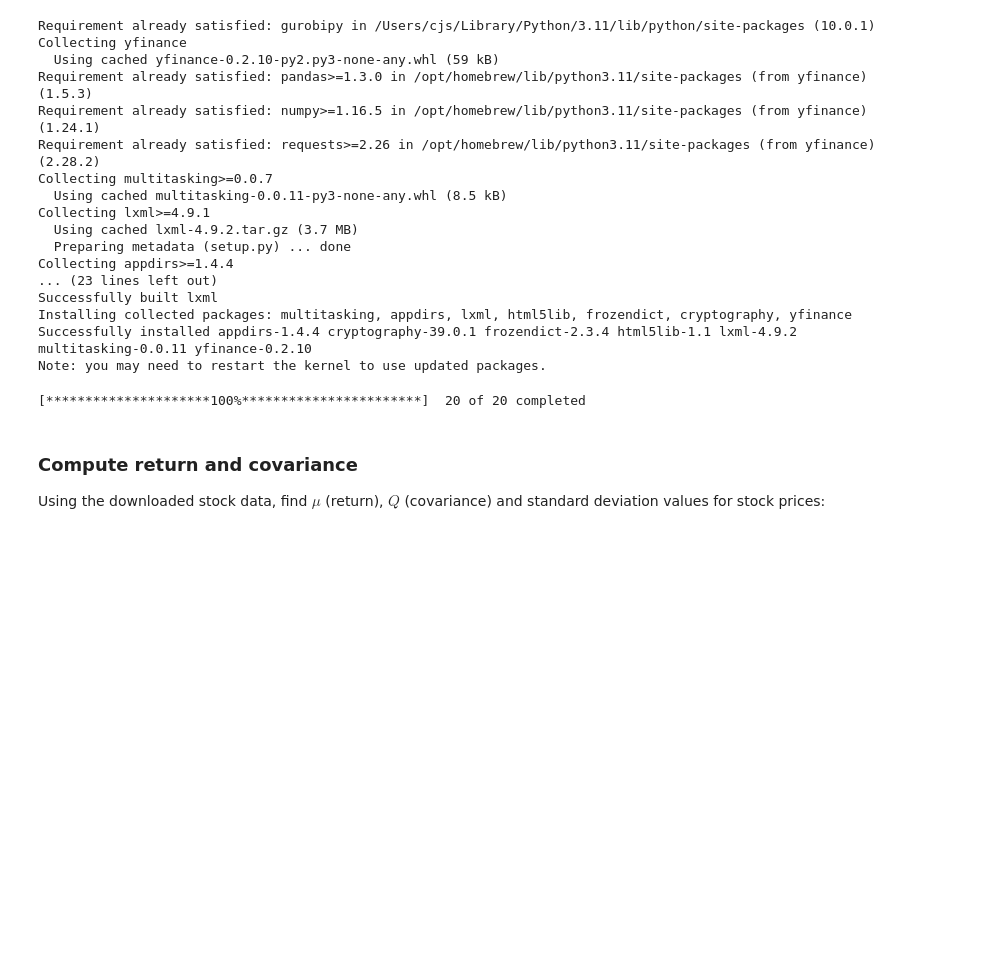
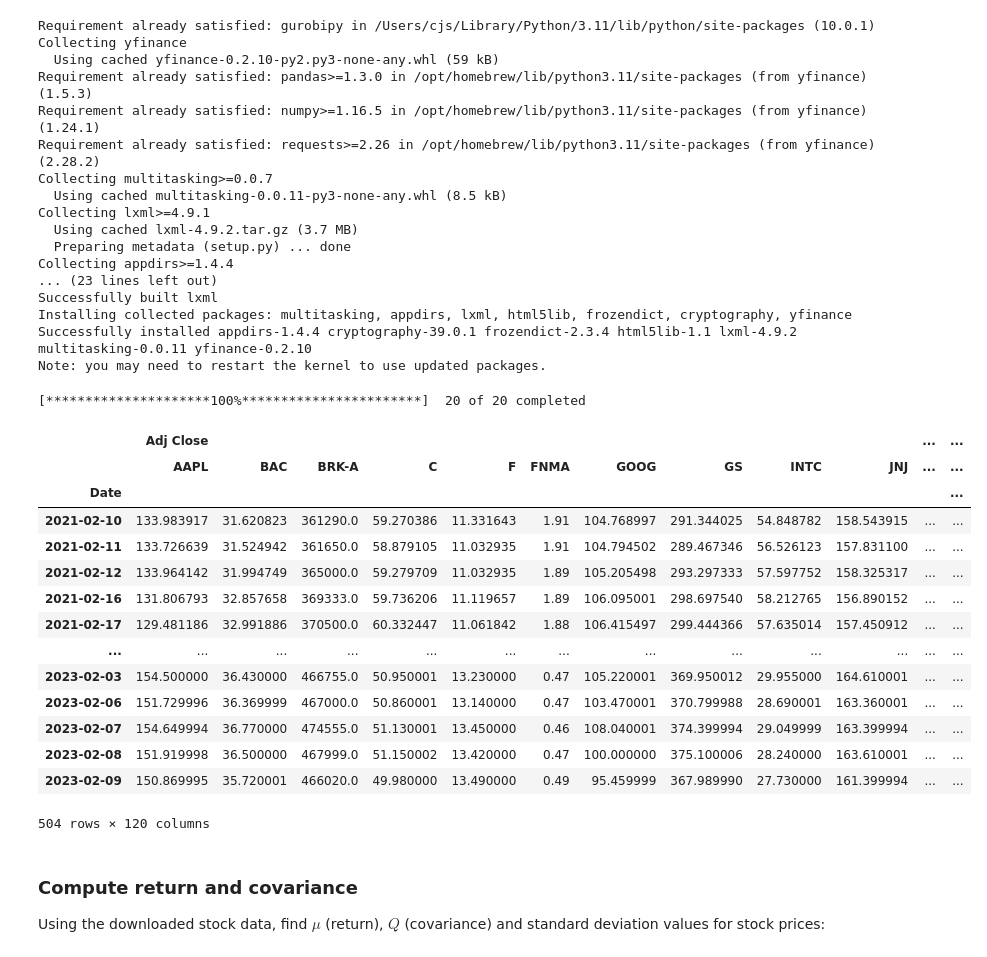
Before and after one commit to Christopher-jason/Big-Data-for-Computational-Finance, a Jupyter notebook: Week 19/Lab4 - Optimisation.ipynb, the cells around one changed output. Drawn from its saved outputs; the diff is of its cells as text; code cells hidden in the pictures; blank space fills up the shorter version.

```diff
--- a/Week 19/Lab4 - Optimisation.ipynb
+++ b/Week 19/Lab4 - Optimisation.ipynb
@@ -556,6 +553,24 @@ stocks = ['BRK-A', 'AAPL', 'MSFT', 'JPM', 'GOOG', 'BAC', 'INTC', 'WFC',
 data = yf.download(stocks, period='2y')
 # %% [output]
 [*********************100%***********************]  20 of 20 completed
+# %%
+data
+# %% [output]
+|  | Adj Close |  |  |  |  |  |  |  |  |  | ... | ... |
+|  | AAPL | BAC | BRK-A | C | F | FNMA | GOOG | GS | INTC | JNJ | ... | ... |
+| Date |  |  |  |  |  |  |  |  |  |  |  | ... |
+| 2021-02-10 | 133.983917 | 31.620823 | 361290.0 | 59.270386 | 11.331643 | 1.91 | 104.768997 | 291.344025 | 54.848782 | 158.543915 | ... | ... |
+| 2021-02-11 | 133.726639 | 31.524942 | 361650.0 | 58.879105 | 11.032935 | 1.91 | 104.794502 | 289.467346 | 56.526123 | 157.831100 | ... | ... |
+| 2021-02-12 | 133.964142 | 31.994749 | 365000.0 | 59.279709 | 11.032935 | 1.89 | 105.205498 | 293.297333 | 57.597752 | 158.325317 | ... | ... |
+| 2021-02-16 | 131.806793 | 32.857658 | 369333.0 | 59.736206 | 11.119657 | 1.89 | 106.095001 | 298.697540 | 58.212765 | 156.890152 | ... | ... |
+| 2021-02-17 | 129.481186 | 32.991886 | 370500.0 | 60.332447 | 11.061842 | 1.88 | 106.415497 | 299.444366 | 57.635014 | 157.450912 | ... | ... |
+| ... | ... | ... | ... | ... | ... | ... | ... | ... | ... | ... | ... | ... |
+| 2023-02-03 | 154.500000 | 36.430000 | 466755.0 | 50.950001 | 13.230000 | 0.47 | 105.220001 | 369.950012 | 29.955000 | 164.610001 | ... | ... |
+| 2023-02-06 | 151.729996 | 36.369999 | 467000.0 | 50.860001 | 13.140000 | 0.47 | 103.470001 | 370.799988 | 28.690001 | 163.360001 | ... | ... |
+| 2023-02-07 | 154.649994 | 36.770000 | 474555.0 | 51.130001 | 13.450000 | 0.46 | 108.040001 | 374.399994 | 29.049999 | 163.399994 | ... | ... |
+| 2023-02-08 | 151.919998 | 36.500000 | 467999.0 | 51.150002 | 13.420000 | 0.47 | 100.000000 | 375.100006 | 28.240000 | 163.610001 | ... | ... |
+| 2023-02-09 | 150.869995 | 35.720001 | 466020.0 | 49.980000 | 13.490000 | 0.49 | 95.459999 | 367.989990 | 27.730000 | 161.399994 | ... | ... |
+504 rows × 120 columns
 # %% [markdown]
 ### Compute return and covariance
 
```
Also changed, not shown: parts of 4 cells of this notebook.
